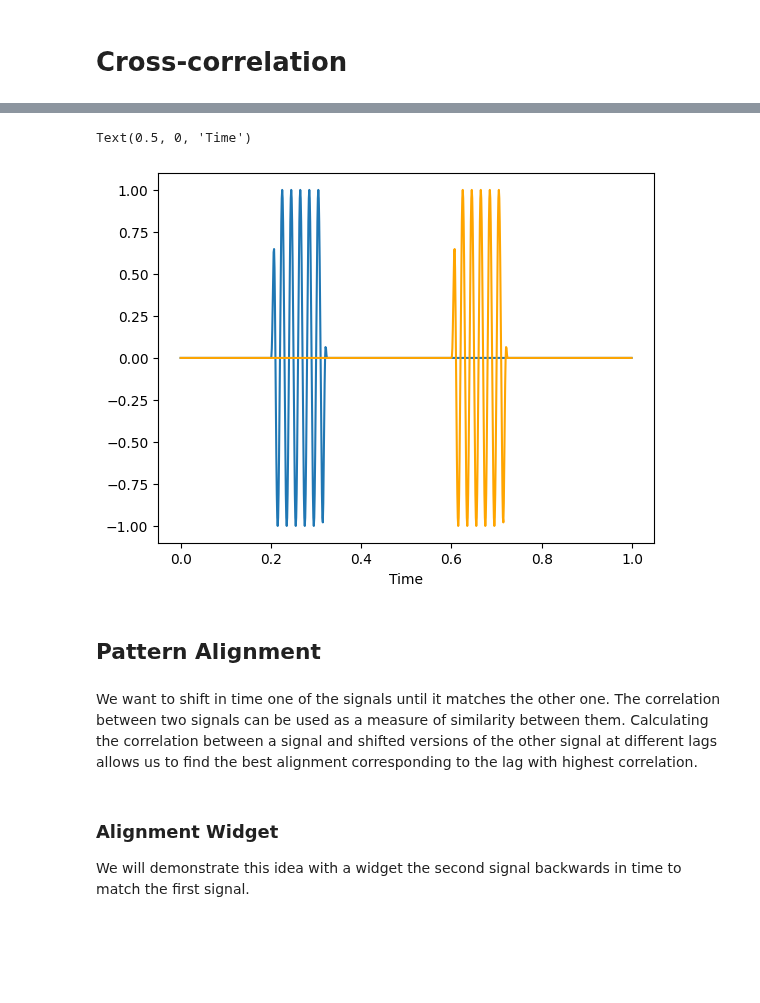
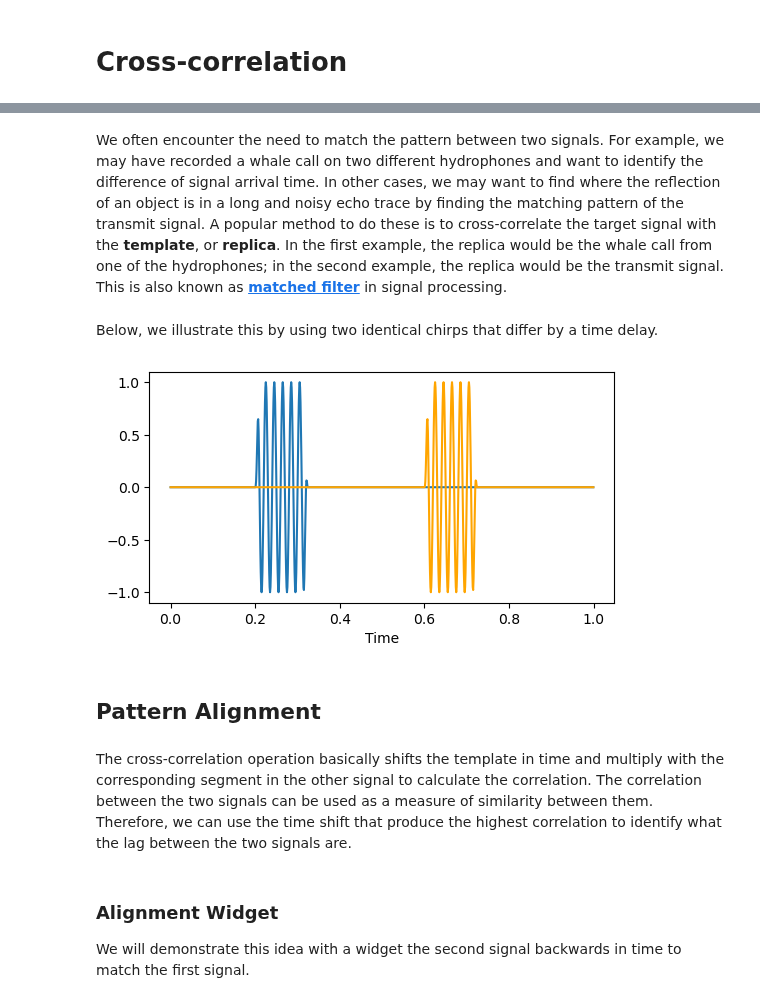
Before and after one commit to leewujung/fundamentals, a Jupyter notebook: boat_tutorials/primers/signal_processing_03_cross-correlation.ipynb, the cells around one changed output, grey strips where cells are left out. Drawn from its saved outputs; the diff is of its cells as text; code cells hidden in the pictures; blank space fills up the shorter version.

```diff
--- a/boat_tutorials/primers/signal_processing_03_cross-correlation.ipynb
+++ b/boat_tutorials/primers/signal_processing_03_cross-correlation.ipynb
@@ -7,3 +3,7 @@ Let's consider the two identical chirps which differ by their phase.
+# %% [markdown]
+We often encounter the need to match the pattern between two signals. For example, we may have recorded a whale call on two different hydrophones and want to identify the difference of signal arrival time. In other cases, we may want to find where the reflection of an object is in a long and noisy echo trace by finding the matching pattern of the transmit signal. A popular method to do these is to cross-correlate the target signal with the **template**, or **replica**. In the first example, the replica would be the whale call from one of the hydrophones; in the second example, the replica would be the transmit signal. This is also known as [**matched filter**](https://en.wikipedia.org/wiki/Matched_filter) in signal processing.
+# %% [markdown]
+Below, we illustrate this by using two identical chirps that differ by a time delay.
 # %%
 import numpy as np
 import scipy as sp
@@ -32,17 +32,18 @@ def chirp_short_offset(offset):
 # %%
 chirp1 = chirp_short_offset(offset=0.2)
 chirp2 = chirp_short_offset(offset=0.6)
 
+plt.figure(figsize=(6, 3))
 plt.plot(time, chirp1)
 plt.plot(time, chirp2, "orange")
 plt.xlabel("Time")
+plt.show()
 # %% [output]
-Text(0.5, 0, 'Time')
-[figure, old version]
+[figure, new version]
 # %% [markdown]
 ## Pattern Alignment
-# %% [markdown]
-We want to shift in time one of the signals until it matches the other one. The correlation between two signals can be used as a measure of similarity between them. Calculating the correlation between a signal and shifted versions of the other signal at different lags allows us to find the best alignment corresponding to the lag with highest correlation.
+# %% [markdown]
+The cross-correlation operation basically shifts the template in time and multiply with the corresponding segment in the other signal to calculate the correlation. The correlation between the two signals can be used as a measure of similarity between them. Therefore, we can use the time shift that produce the highest correlation to identify what the lag between the two signals are.
 # %% [markdown]
 ### Alignment Widget
 We will demonstrate this idea with a widget the second signal backwards in time to match the first signal.
```
Also changed, not shown: parts of 7 cells of this notebook, 3 other files.
